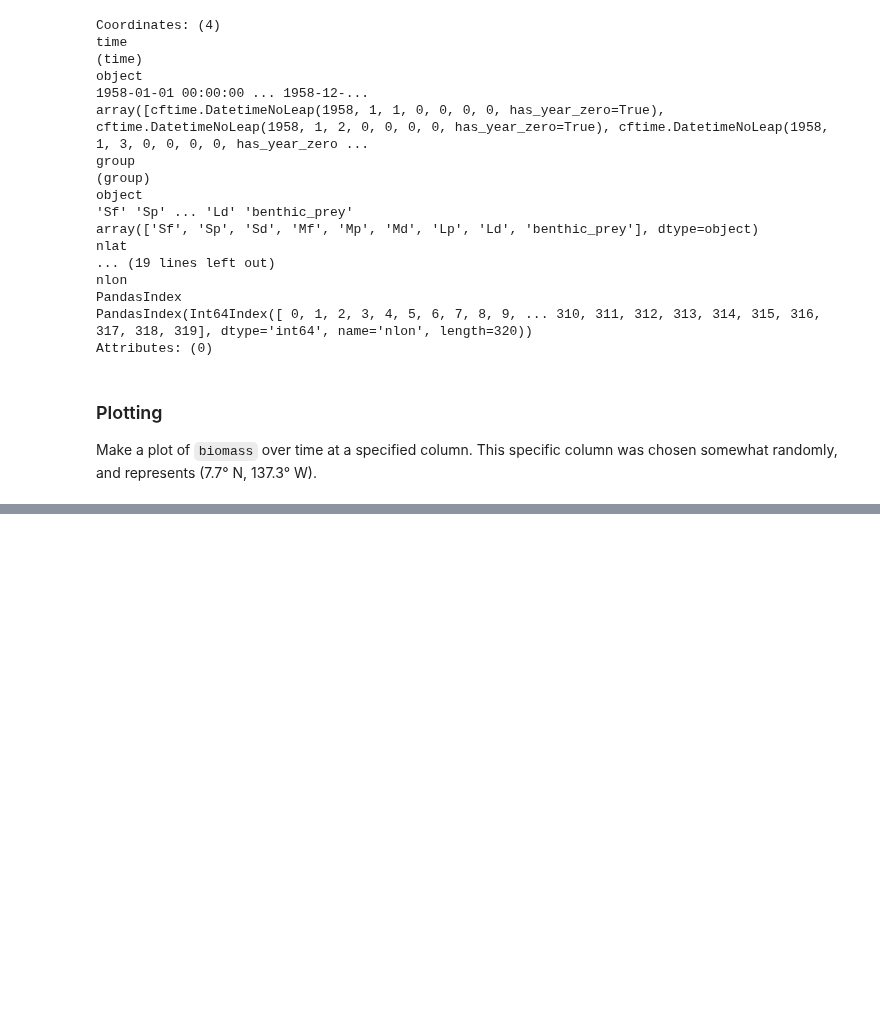
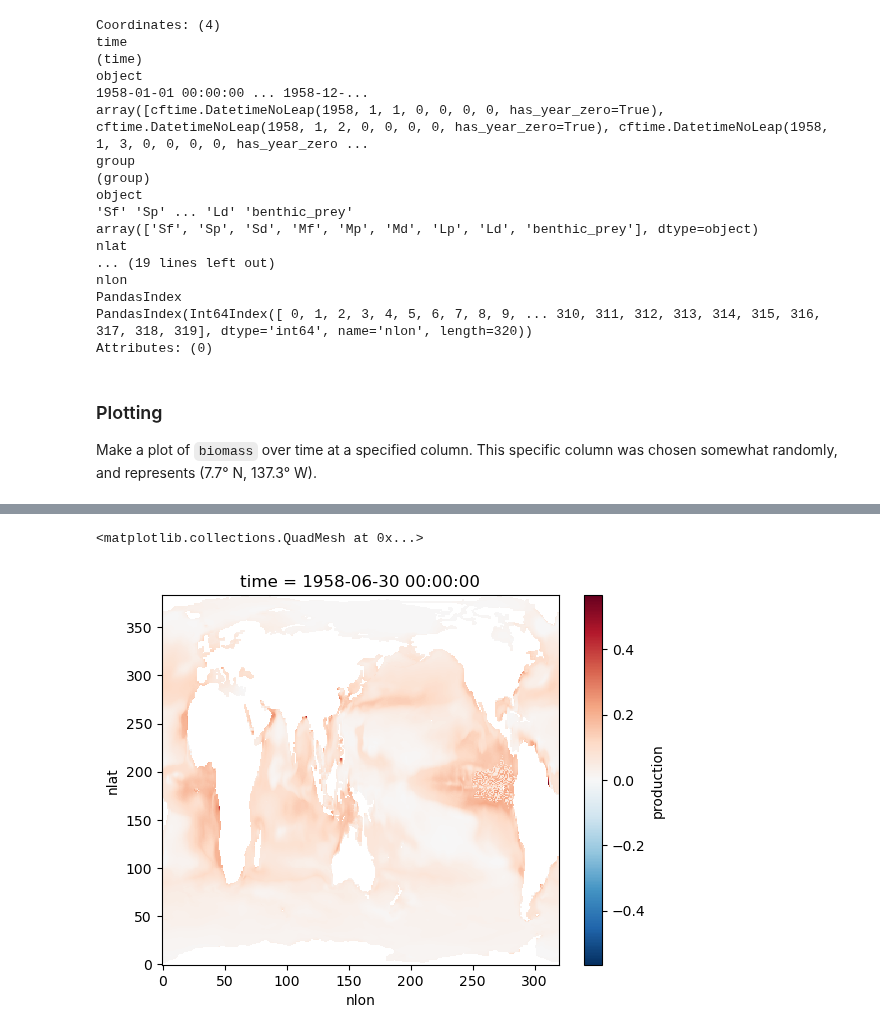
Before and after one commit to marbl-ecosys/feisty, a Jupyter notebook: examples/Forced From Timeseries (companion).ipynb, the cells around one changed output, grey strips where cells are left out. Cells and saved outputs as stored; diff of their text form; code cells hidden in the pictures; blank space fills up the shorter version.

```diff
--- a/examples/Forced From Timeseries (companion).ipynb
+++ b/examples/Forced From Timeseries (companion).ipynb
@@ -179,2 +191,7 @@ Wall time: 145 ms
 <matplotlib.collections.QuadMesh at 0x...>
 [figure]
+# %%
+%%time
+
+ds_out['production'].isel(time=180).sum('fish', skipna=False).plot()
+# %% [output]
@@ -180,0 +200,2 @@ Wall time: 145 ms
+<matplotlib.collections.QuadMesh at 0x...>
+[figure, added]
```
Also changed, not shown: parts of 10 cells of this notebook, 10 other files.
